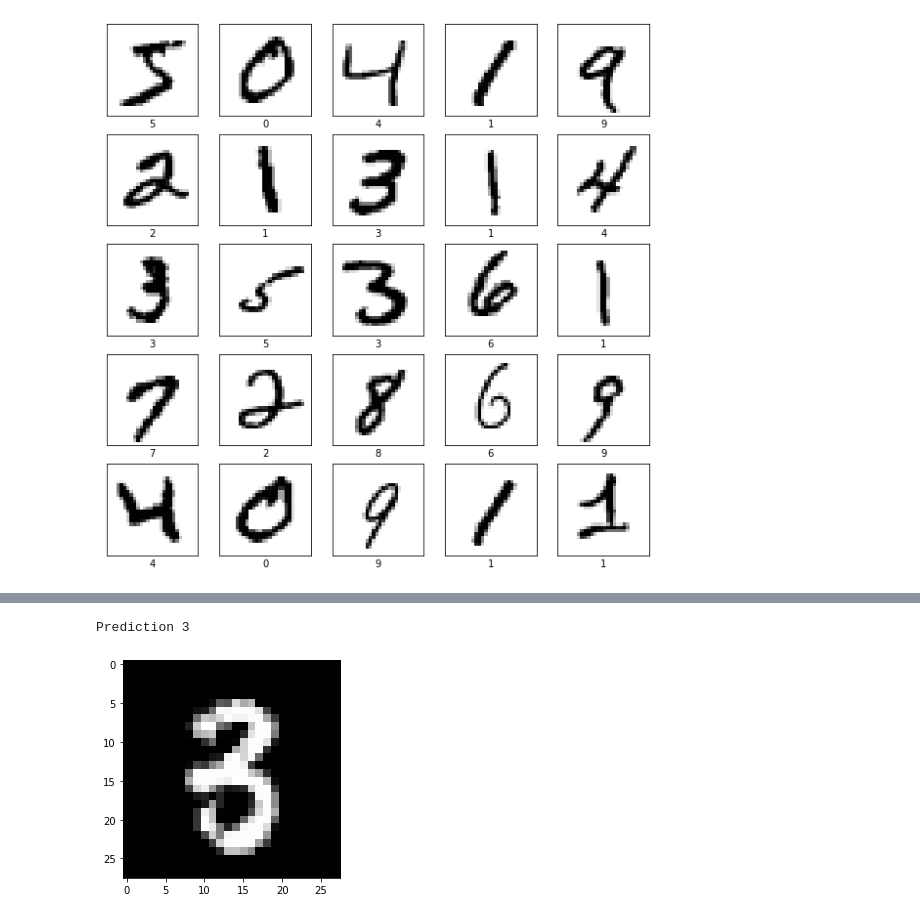
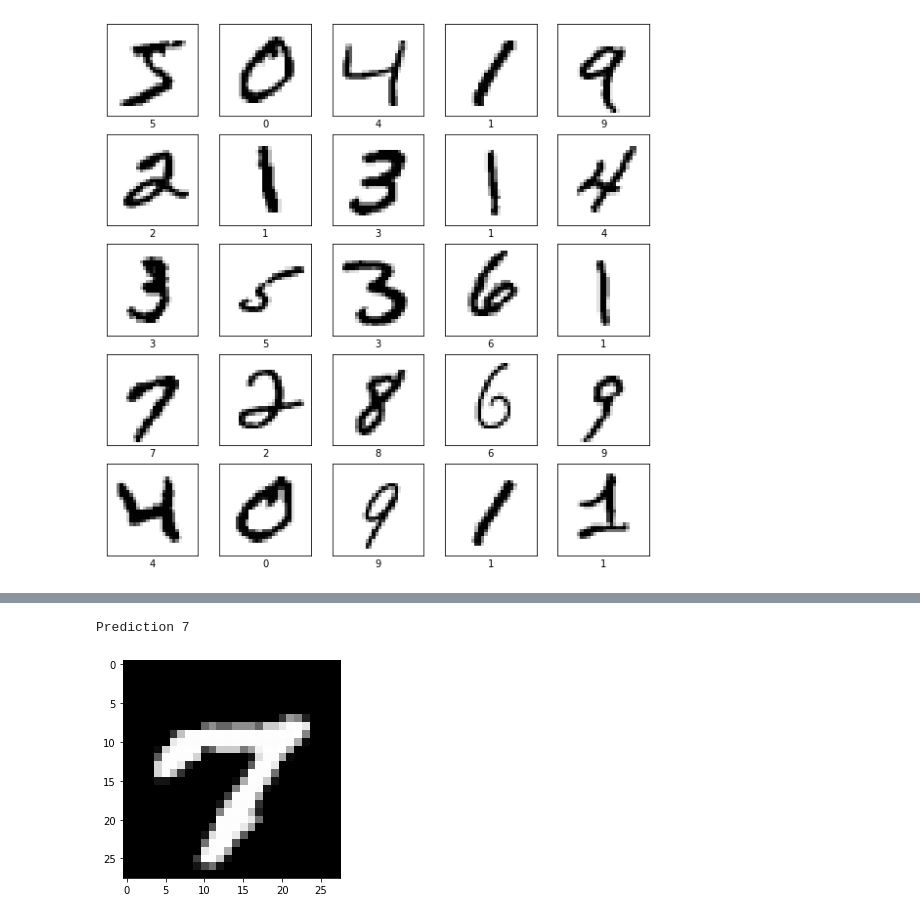
Before and after one commit to janaSunrise/MNIST-Digit-Recognizer-Tensorflow, a Jupyter notebook: notebooks/mnist_digit_classifier.ipynb, the cells around one changed output, grey strips where cells are left out. Drawn from its saved outputs; the diff is of its cells as text; code cells hidden in the pictures.

```diff
--- a/notebooks/mnist_digit_classifier.ipynb
+++ b/notebooks/mnist_digit_classifier.ipynb
@@ -60,16 +60,19 @@ train_labels = train_labels[:-validation_samples]
 # Create the model!
 model = keras.models.Sequential([
   keras.layers.Conv2D(32, kernel_size=(3,3), input_shape=input_shape, activation="relu"),
+  keras.layers.BatchNormalization(),
   keras.layers.MaxPooling2D(pool_size=(2, 2)),
   keras.layers.Dropout(0.2),
 
   keras.layers.Conv2D(64, (3,3), activation="relu"),
+  keras.layers.BatchNormalization(),
   keras.layers.MaxPooling2D(pool_size=(2, 2)),
   keras.layers.Dropout(0.2),
 
   keras.layers.Flatten(),
   keras.layers.Dense(128, activation="relu"),
   keras.layers.Dropout(0.5),
+
   keras.layers.Dense(10, activation="softmax")
 ])
 # %%
@@ -109,16 +112,18 @@ model.evaluate(test_images, test_labels)
 # %%
-# Great. We got 98.5% of accuracy. Let's test on a random digit.
-image_index = 2853
+# Great, we got 98% + Of accuracy! Let's test on a random digit.
+import random
+
+image_index = random.randint(0, 10000)
 
 plt.imshow(test_images[image_index].reshape(28, 28),cmap="gray")
 predict = test_images[image_index].reshape(28,28)
 
 pred = model.predict(test_images[image_index].reshape(1, 28, 28, 1))
 
 print("Prediction", pred.argmax())
 # %% [output]
-Prediction 3
+Prediction 7
-[figure, old version]
+[figure, new version]
 # %%
 # Let's now save the model!
 model.save("mnist_classifier.h5")
```
Also changed, not shown: parts of 3 cells of this notebook, 2 other files.
